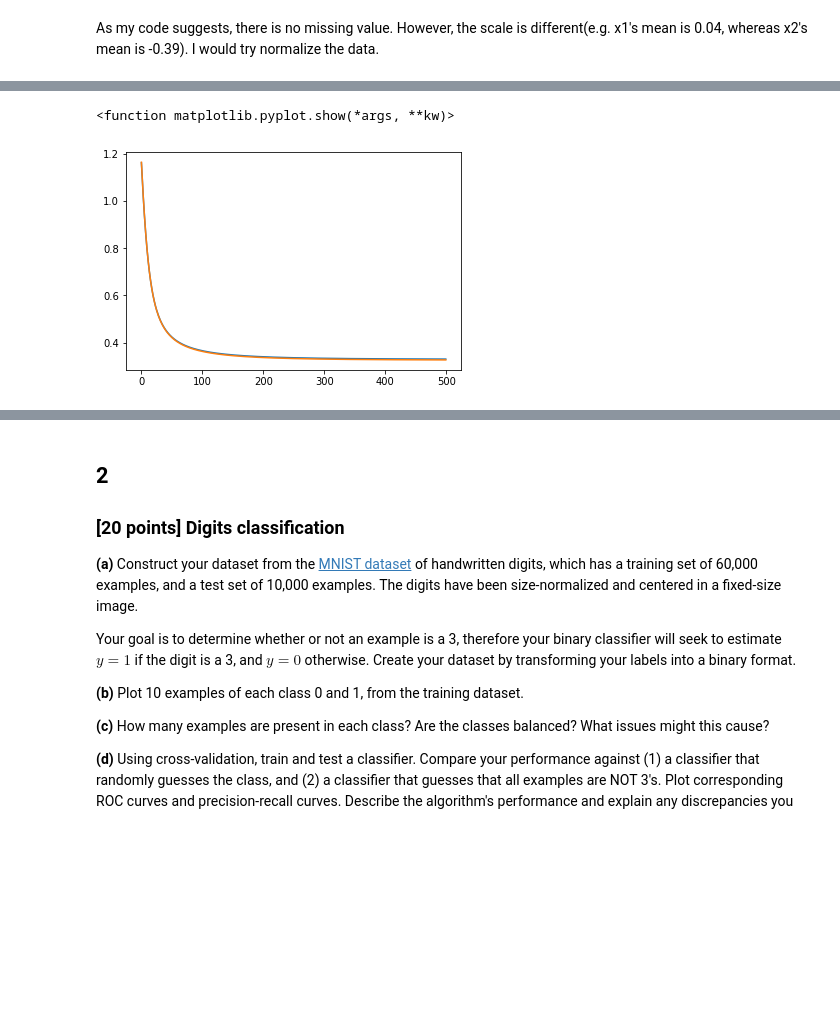
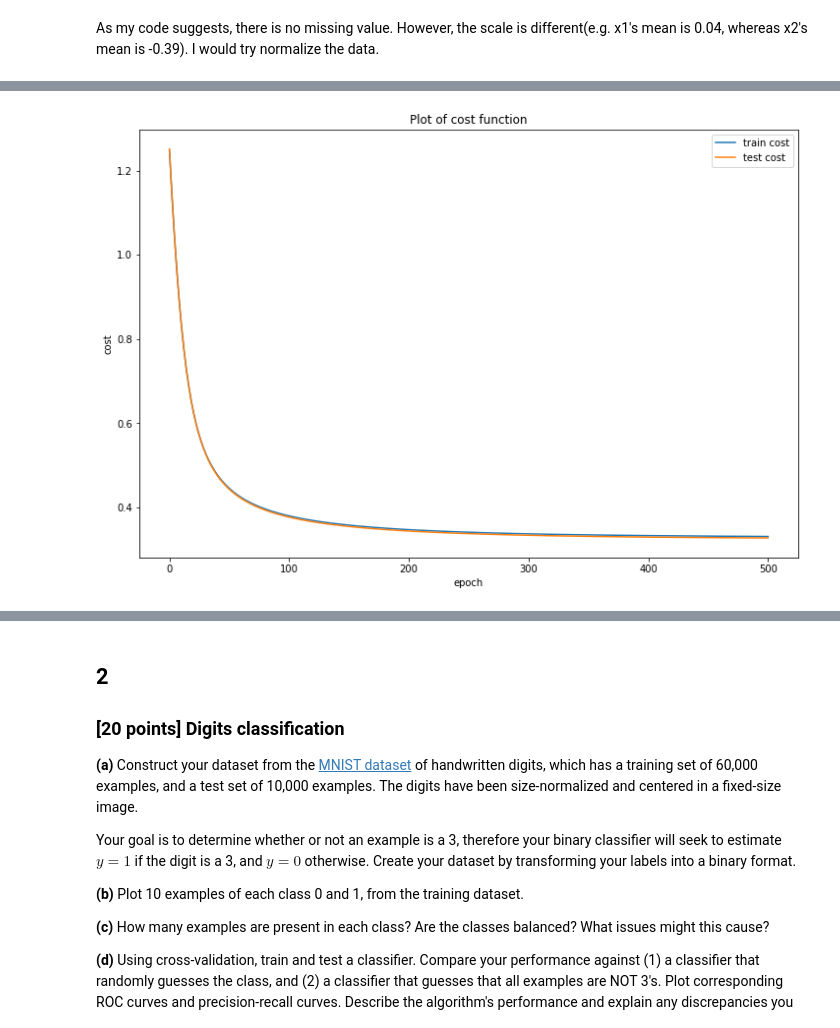
Before and after one commit to chrimiway/machine-learning-course, a Jupyter notebook: Assignment3.ipynb, the cells around one changed output, grey strips where cells are left out. Drawn from its saved outputs; the diff is of its cells as text; code cells hidden in the pictures; blank space fills up the shorter version.

```diff
--- a/Assignment3.ipynb
+++ b/Assignment3.ipynb
@@ -180,8 +201,12 @@ y_train = y[:70000]
 x_test = x[70000:]
 y_test = y[70000:]
 
-x_train = (x_train - x_train.mean()) / x_train.std()
-x_test = (x_test - x_test.mean()) / x_test.std()
+x_train = (x_train - x_train.mean(axis=0)) / x_train.std(axis=0)
+x_test = (x_test - x_test.mean(axis=0)) / x_test.std(axis=0)
+
+# add bias term
+x_train = np.concatenate((np.ones((len(x_train), 1)), x_train), axis=1)
+x_test = np.concatenate((np.ones((len(x_test), 1)), x_test), axis=1)
 # %%
 logreg = LogisticReg()
 logreg.fit(x_train=x_train, y_train=y_train, x_test=x_test, y_test=y_test, lr = 0.1)
@@ -206,9 +225,14 @@ epoch: 500, current train cost: 0.33111666638869197 , test cost: 0.3275990529510
-# %%
-%matplotlib inline
-import matplotlib.pyplot as plt
-plt.plot(range(logreg.epoch), logreg.train_cost_history)
-plt.plot(range(logreg.epoch), logreg.test_cost_history)
-plt.show
-# %% [output]
-<function matplotlib.pyplot.show(*args, **kw)>
-[figure, removed]
+# %%
+# (j)
+%matplotlib inline
+import matplotlib.pyplot as plt
+plt.figure(figsize=(12, 8))
+l_train, = plt.plot(range(logreg.e), logreg.train_cost_history, label = "train cost")
+l_test, = plt.plot(range(logreg.e), logreg.test_cost_history, label = "test cost")
+plt.xlabel("epoch")
+plt.ylabel("cost")
+plt.title("Plot of cost function")
+plt.legend(handles=[l_train, l_test])
+plt.show()
+# %% [output]
+[figure, added]
```
Also changed, not shown: parts of 9 cells of this notebook.
